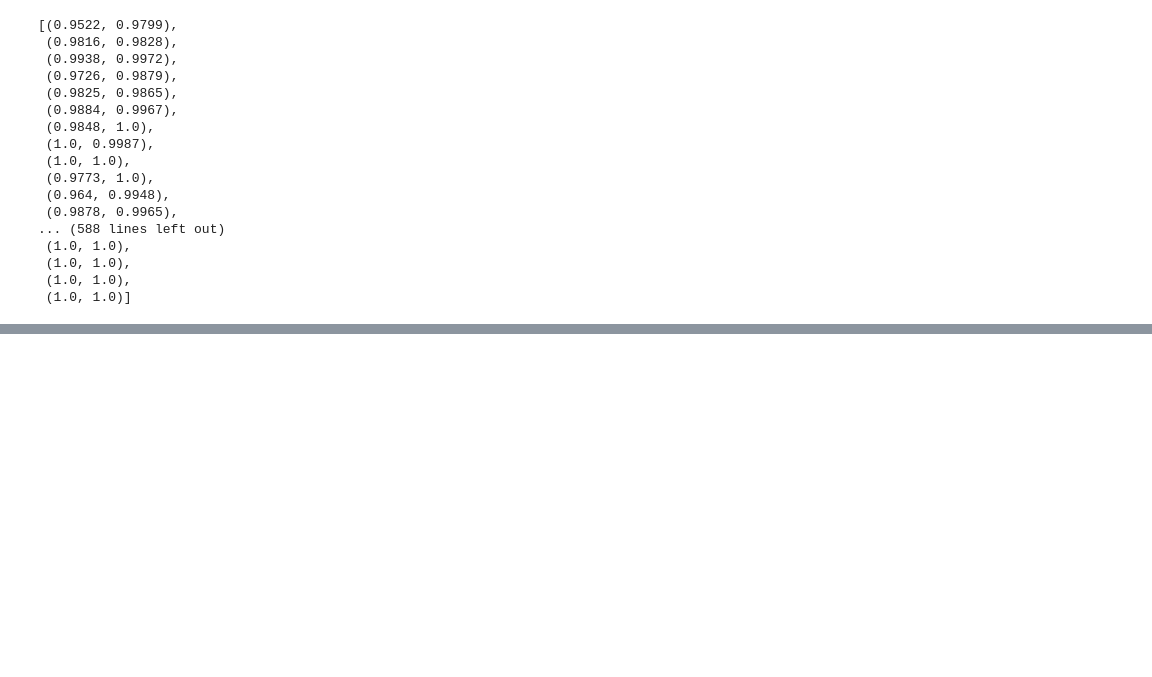
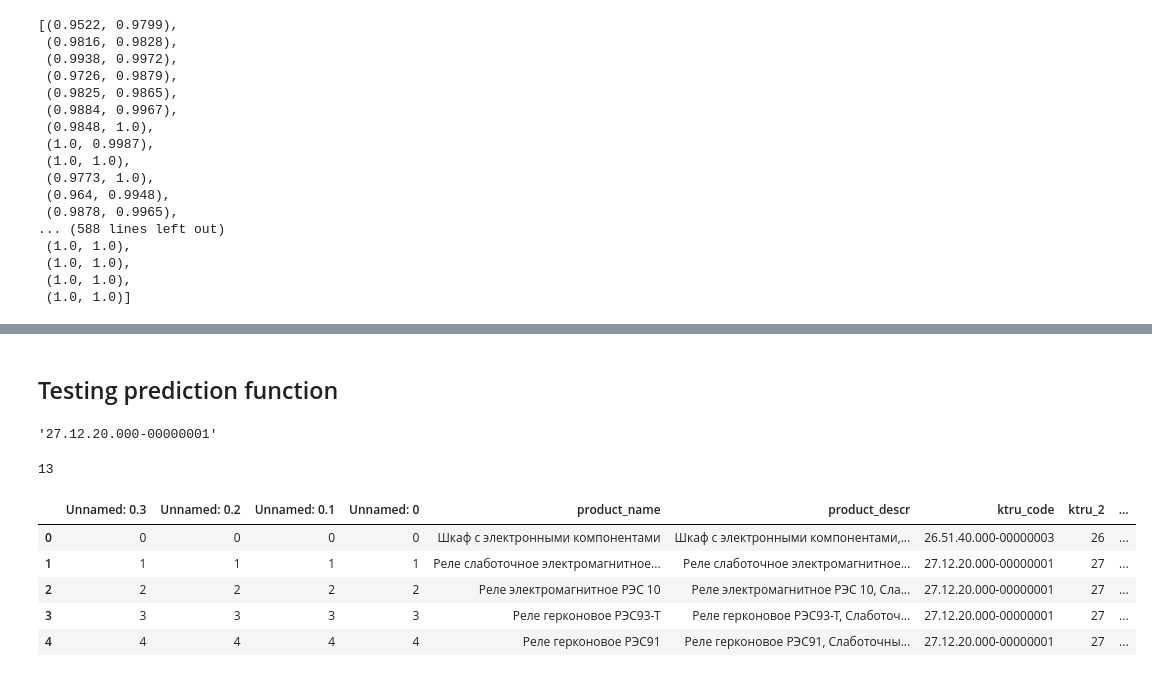
Before and after one commit to KKroliKK/ktru-prediction, a Jupyter notebook: notebook.ipynb, the cells around one changed output, grey strips where cells are left out. Drawn from its saved outputs; the diff is of its cells as text; code cells hidden in the pictures; blank space fills up the shorter version.

Commit message:
load_classificator

```diff
--- a/notebook.ipynb
+++ b/notebook.ipynb
@@ -560,0 +572,5 @@ test: 1.0
+# %%
+dataset = pd.read_csv('dataset_q.csv', dtype={'ktru_2': object, 'ktru_5': object})
+embeddings = np.load('embeddings_q.npy')
+# %% [markdown]
+## Testing prediction function
@@ -560,0 +579,19 @@ test: 1.0
+# %%
+outp = model.predict(embeddings[1])
+outp
+# %% [output]
+'27.12.20.000-00000001'
+# %%
+pred = int(outp.argmax(-1))
+pred
+# %% [output]
+13
+# %%
+dataset.head(5)
+# %% [output]
+|  | Unnamed: 0.3 | Unnamed: 0.2 | Unnamed: 0.1 | Unnamed: 0 | product_name | product_descr | ktru_code | ktru_2 | ... |
+| 0 | 0 | 0 | 0 | 0 | Шкаф с электронными компонентами | Шкаф с электронными компонентами,... | 26.51.40.000-00000003 | 26 | ... |
+| 1 | 1 | 1 | 1 | 1 | Реле слаботочное электромагнитное... | Реле слаботочное электромагнитное... | 27.12.20.000-00000001 | 27 | ... |
+| 2 | 2 | 2 | 2 | 2 | Реле электромагнитное РЭС 10 | Реле электромагнитное РЭС 10, Сла... | 27.12.20.000-00000001 | 27 | ... |
+| 3 | 3 | 3 | 3 | 3 | Реле герконовое РЭС93-Т | Реле герконовое РЭС93-Т, Слаботоч... | 27.12.20.000-00000001 | 27 | ... |
+| 4 | 4 | 4 | 4 | 4 | Реле герконовое РЭС91 | Реле герконовое РЭС91, Слаботочны... | 27.12.20.000-00000001 | 27 | ... |
```
Also changed, not shown: parts of 6 cells of this notebook, 3 other files.
